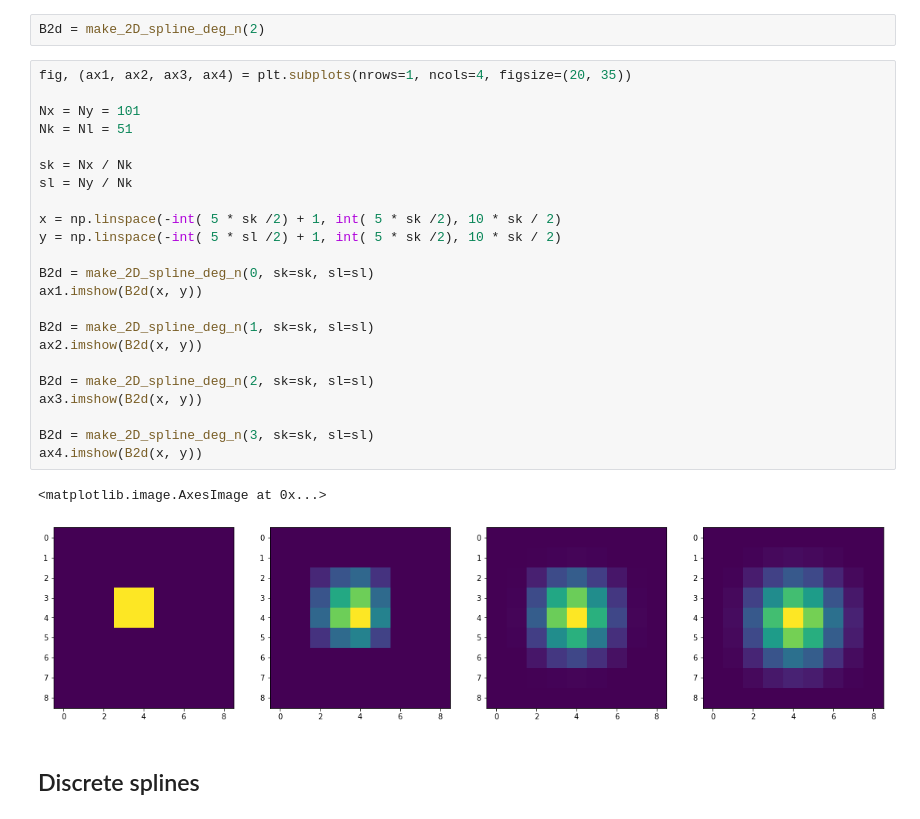
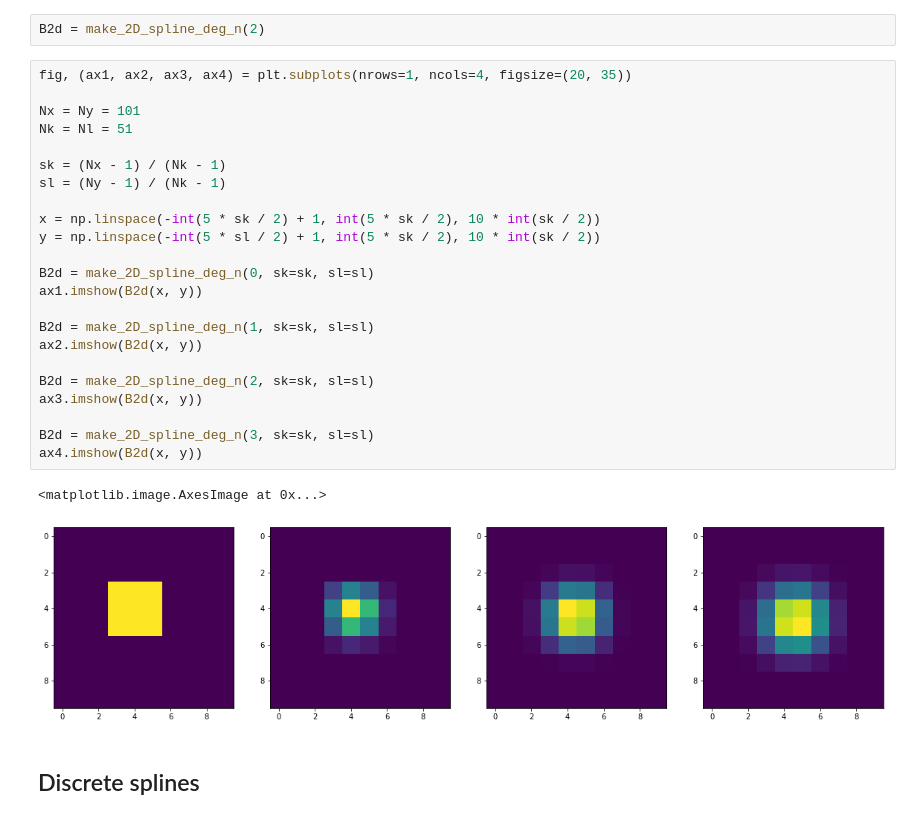
Before and after one commit to pierreglaser/templatematching-mva, a Jupyter notebook: notebooks/playground.ipynb, the cells around one changed output. Cells and saved outputs as stored; diff of their text form.

```diff
--- a/notebooks/playground.ipynb
+++ b/notebooks/playground.ipynb
@@ -216,28 +91,28 @@ B2d = make_2D_spline_deg_n(2)
 # %%
 fig, (ax1, ax2, ax3, ax4) = plt.subplots(nrows=1, ncols=4, figsize=(20, 35))
 
 Nx = Ny = 101
 Nk = Nl = 51
 
-sk = Nx / Nk
-sl = Ny / Nk
+sk = (Nx - 1) / (Nk - 1)
+sl = (Ny - 1) / (Nk - 1)
 
-x = np.linspace(-int( 5 * sk /2) + 1, int( 5 * sk /2), 10 * sk / 2)
-y = np.linspace(-int( 5 * sl /2) + 1, int( 5 * sk /2), 10 * sk / 2)
+x = np.linspace(-int(5 * sk / 2) + 1, int(5 * sk / 2), 10 * int(sk / 2))
+y = np.linspace(-int(5 * sl / 2) + 1, int(5 * sk / 2), 10 * int(sk / 2))
 
 B2d = make_2D_spline_deg_n(0, sk=sk, sl=sl)
 ax1.imshow(B2d(x, y))
 
 B2d = make_2D_spline_deg_n(1, sk=sk, sl=sl)
 ax2.imshow(B2d(x, y))
 
 B2d = make_2D_spline_deg_n(2, sk=sk, sl=sl)
 ax3.imshow(B2d(x, y))
 
 B2d = make_2D_spline_deg_n(3, sk=sk, sl=sl)
 ax4.imshow(B2d(x, y))
 # %% [output]
 <matplotlib.image.AxesImage at 0x...>
-[figure, old version]
+[figure, new version]
 # %% [markdown]
 ## Discrete splines
```
Also changed, not shown: parts of 15 cells of this notebook, 4 other files.
